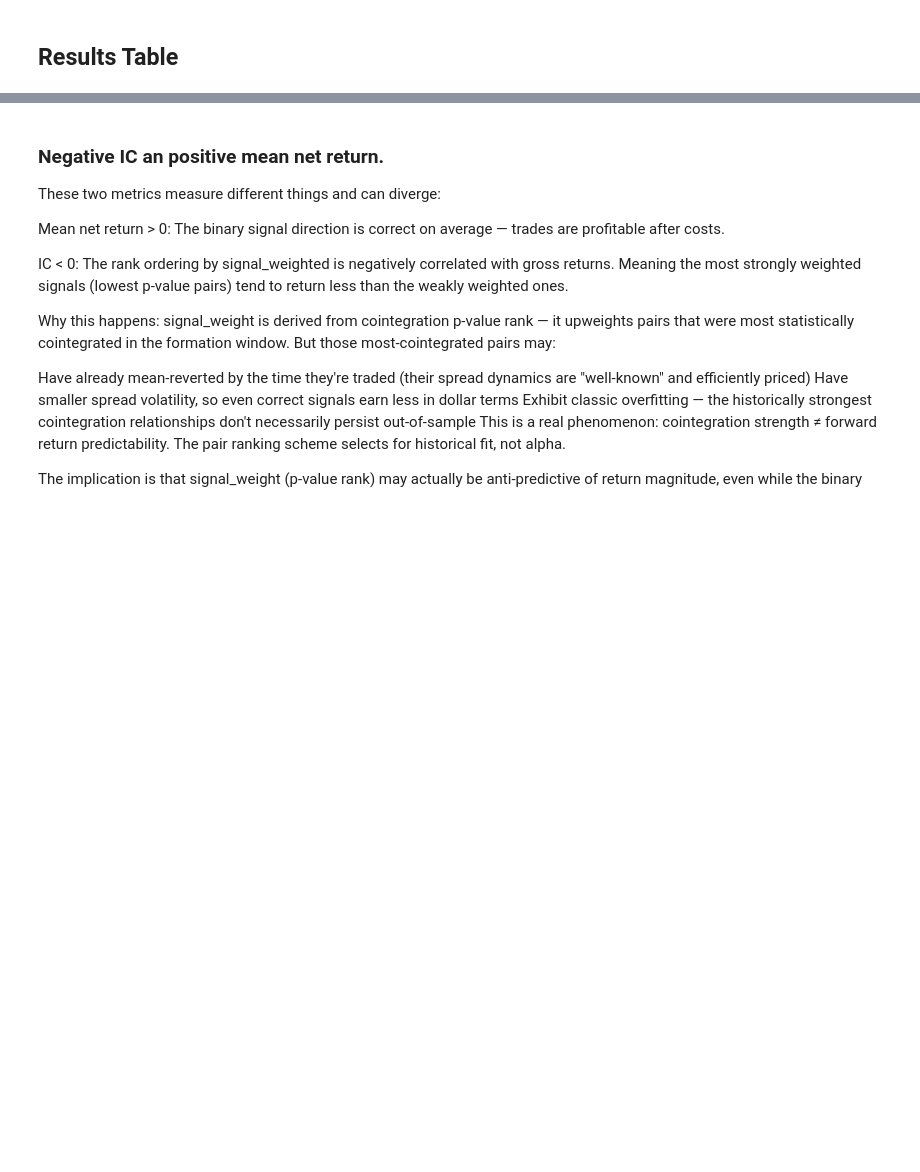
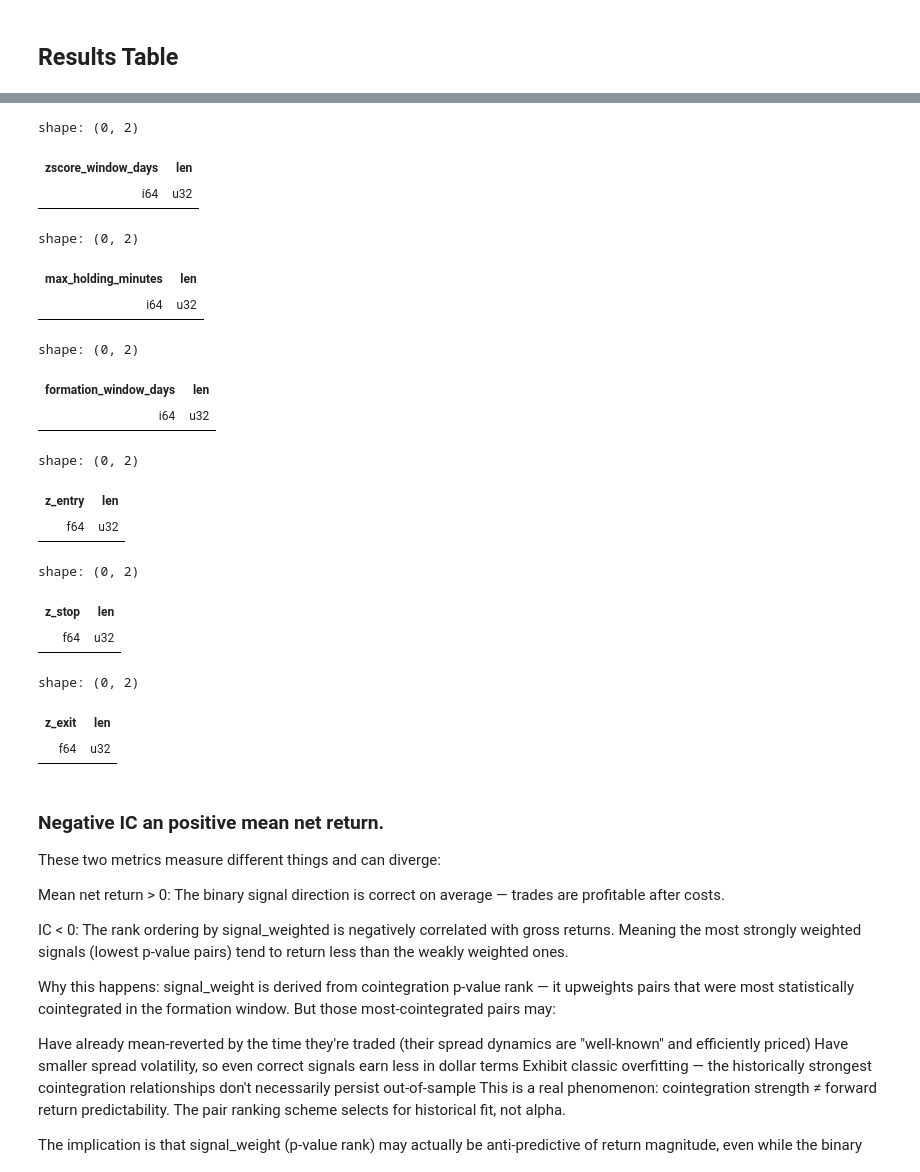
Before and after one commit to erevtsov/stat-arb, a Jupyter notebook: notebooks/parameter_search_15min.ipynb, the cells around one changed output, grey strips where cells are left out. Drawn from its saved outputs; the diff is of its cells as text; code cells hidden in the pictures; blank space fills up the shorter version.

```diff
--- a/notebooks/parameter_search_15min.ipynb
+++ b/notebooks/parameter_search_15min.ipynb
@@ -293,3 +292,63 @@ shape: (3, 2)
+# %%
+results_df.filter(
+    (pl.col('mean_net_return') > 0) \
+    & (pl.col('hit_rate') > 0.5)
+
+).group_by(['zscore_window_days']).len()
+# %% [output]
+shape: (0, 2)
+| zscore_window_days | len |
+| i64 | u32 |
+# %%
+results_df.filter(
+    (pl.col('mean_net_return') > 0) \
+    & (pl.col('hit_rate') > 0.5)
+
+).group_by(['max_holding_minutes']).len()
+# %% [output]
+shape: (0, 2)
+| max_holding_minutes | len |
+| i64 | u32 |
+# %%
+results_df.filter(
+    (pl.col('mean_net_return') > 0) \
+    & (pl.col('hit_rate') > 0.5)
+
+).group_by(['formation_window_days']).len()
+# %% [output]
+shape: (0, 2)
+| formation_window_days | len |
+| i64 | u32 |
+# %%
+results_df.filter(
+    (pl.col('mean_net_return') > 0) \
+    & (pl.col('hit_rate') > 0.5)
+
+).group_by(['z_entry']).len()
+# %% [output]
+shape: (0, 2)
+| z_entry | len |
+| f64 | u32 |
+# %%
+results_df.filter(
+    (pl.col('mean_net_return') > 0) \
+    & (pl.col('hit_rate') > 0.5)
+
+).group_by(['z_stop']).len()
+# %% [output]
+shape: (0, 2)
+| z_stop | len |
+| f64 | u32 |
+# %%
+results_df.filter(
+    (pl.col('mean_net_return') > 0) \
+    & (pl.col('hit_rate') > 0.5)
+
+).group_by(['z_exit']).len()
+# %% [output]
+shape: (0, 2)
+| z_exit | len |
+| f64 | u32 |
 # %% [markdown]
 ### Negative IC an positive mean net return.
 
```
Also changed, not shown: parts of 20 cells of this notebook, 19 other files.
